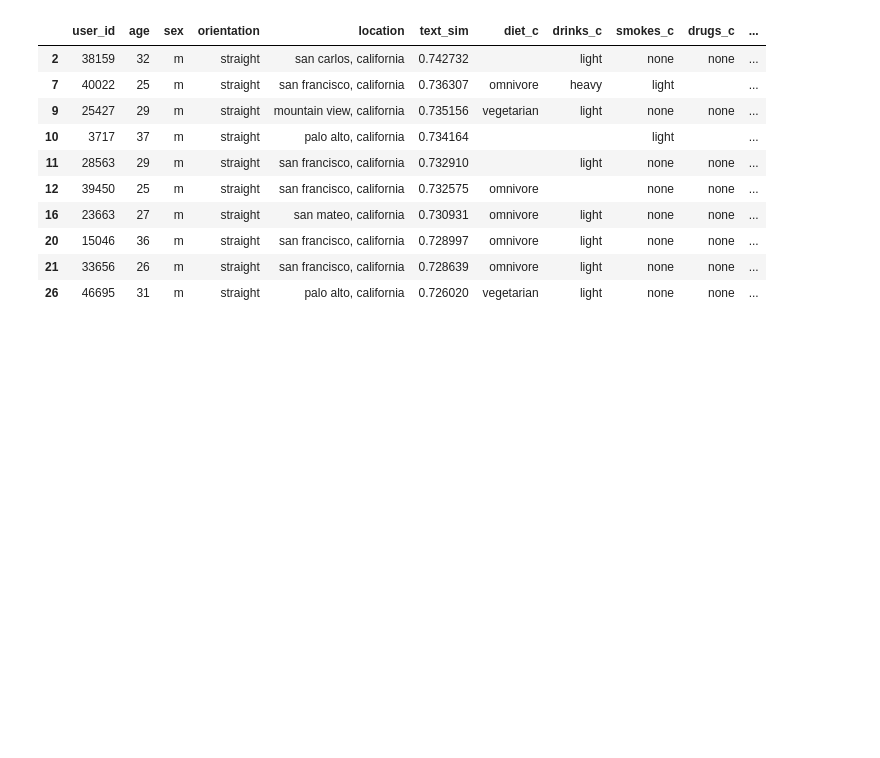
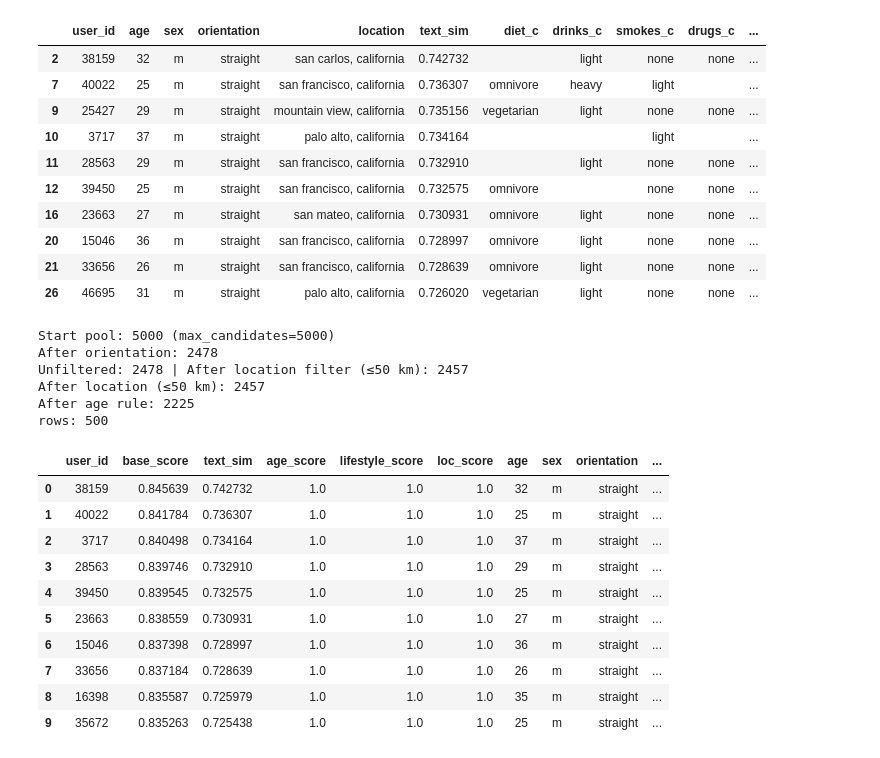
Before and after one commit to KrishaVeera/Decoding-the-Dating-Game, a Jupyter notebook: Custom_Dating_Model.ipynb, the cells around one changed output. Saved outputs shown, nothing was run; the diff lists cells and outputs as text; code cells hidden in the pictures; blank space fills up the shorter version.

```diff
--- a/Custom_Dating_Model.ipynb
+++ b/Custom_Dating_Model.ipynb
@@ -91,0 +140,23 @@ pool size: 500
+# %%
+u = 14
+base = cupid_base_compat(user_id=u)
+print("rows:", len(base))
+base.head(10)
+# %% [output]
+Start pool: 5000 (max_candidates=5000)
+After orientation: 2478
+Unfiltered: 2478 | After location filter (≤50 km): 2457
+After location (≤50 km): 2457
+After age rule: 2225
+rows: 500
+|  | user_id | base_score | text_sim | age_score | lifestyle_score | loc_score | age | sex | orientation | ... |
+| 0 | 38159 | 0.845639 | 0.742732 | 1.0 | 1.0 | 1.0 | 32 | m | straight | ... |
+| 1 | 40022 | 0.841784 | 0.736307 | 1.0 | 1.0 | 1.0 | 25 | m | straight | ... |
+| 2 | 3717 | 0.840498 | 0.734164 | 1.0 | 1.0 | 1.0 | 37 | m | straight | ... |
+| 3 | 28563 | 0.839746 | 0.732910 | 1.0 | 1.0 | 1.0 | 29 | m | straight | ... |
+| 4 | 39450 | 0.839545 | 0.732575 | 1.0 | 1.0 | 1.0 | 25 | m | straight | ... |
+| 5 | 23663 | 0.838559 | 0.730931 | 1.0 | 1.0 | 1.0 | 27 | m | straight | ... |
+| 6 | 15046 | 0.837398 | 0.728997 | 1.0 | 1.0 | 1.0 | 36 | m | straight | ... |
+| 7 | 33656 | 0.837184 | 0.728639 | 1.0 | 1.0 | 1.0 | 26 | m | straight | ... |
+| 8 | 16398 | 0.835587 | 0.725979 | 1.0 | 1.0 | 1.0 | 35 | m | straight | ... |
+| 9 | 35672 | 0.835263 | 0.725438 | 1.0 | 1.0 | 1.0 | 25 | m | straight | ... |
```
Also changed, not shown: parts of 4 cells of this notebook.
